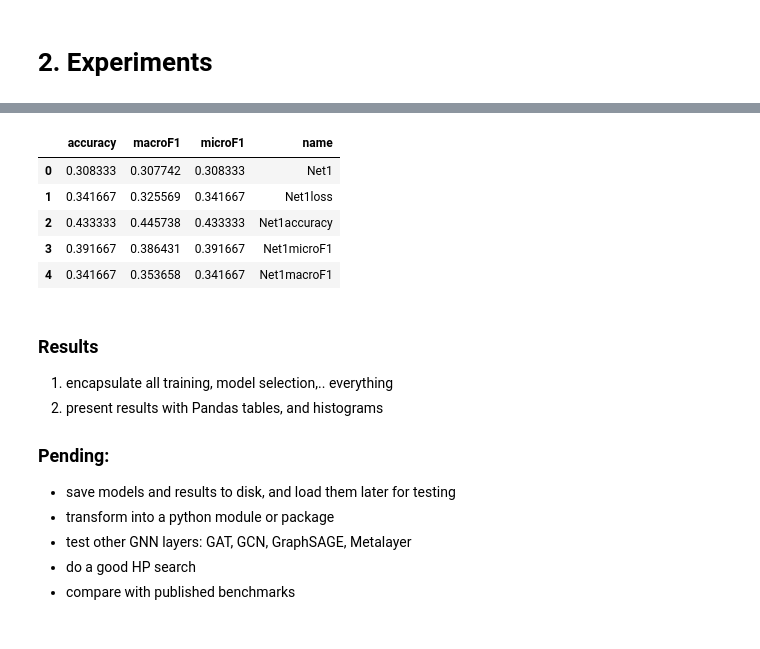
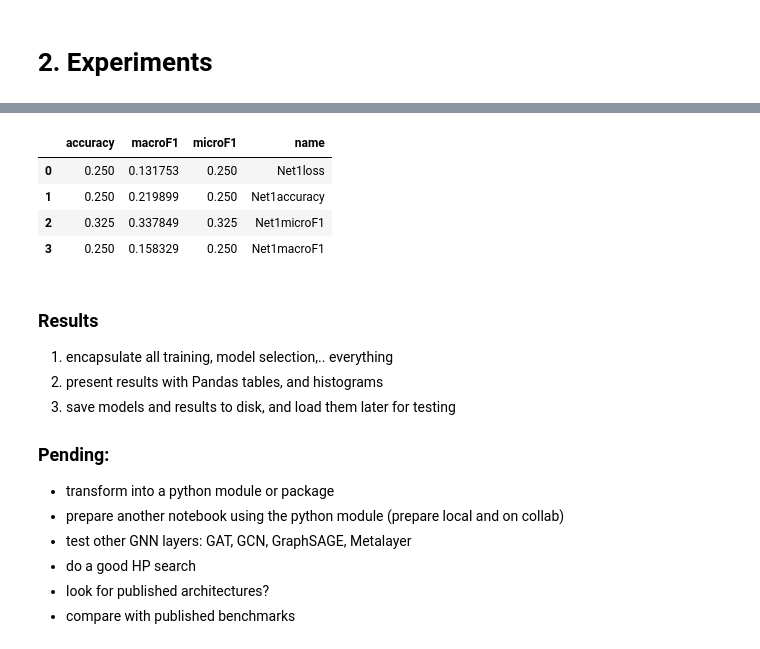
Before and after one commit to presmerats/GNN-MThesis, a Jupyter notebook: src/graph_classification/TFM_graph_classification_tests_02.ipynb, the cells around one changed output, grey strips where cells are left out. Drawn from its saved outputs; the diff is of its cells as text; code cells hidden in the pictures.

Commit message:
python module and prepare for colab

```diff
--- a/src/graph_classification/TFM_graph_classification_tests_02.ipynb
+++ b/src/graph_classification/TFM_graph_classification_tests_02.ipynb
@@ -204,11 +204,11 @@ class Net4(torch.nn.Module):
 # %%
 # models for hyperparameter search
 model_list =[
-    {'epochs': 200,
+    {'epochs': 20,
     'model': Net1,
     'kwargs':{'d1': 50,'d2': 20,'num_layers':2, 'aggr_type':'mean'},
     'learning_rate': 0.01, 'weight_decay':5e-4, 'batch_size': 32},
-    {'epochs': 100,
+    {'epochs': 10,
     'model': Net1,
     'kwargs':{'d1': 50,'d2': 20,'num_layers':2, 'aggr_type':'mean'},
     'learning_rate': 0.01, 'weight_decay':5e-4, 'batch_size': 32},
@@ -255,7 +255,7 @@ for modelclass in [Net1, Net2, Net3,Net4]:
                         'batch_size': 32},
                     )
 
-model_list = model_list2
+#model_list = model_list2
 model_list = model_list[:2]
 # %%
 # compute PRE, REC and F1
@@ -386,6 +386,7 @@ import matplotlib.pyplot as plt
 import numpy as np
 import pandas as pd
 from IPython.display import display, HTML
+import os
 
 # count how many graphs of each class in the dataset
 def printDatasetBalance(dataset):
@@ -560,6 +561,8 @@ def accuracy(pred, batch):
 
 
 def train_model(model, loader, optimizer, train_loss_history):
+    global device
+
     model.train()
     loss_train = 0.0
     total_num_graphs = 0
@@ -578,6 +581,8 @@ def train_model(model, loader, optimizer, train_loss_history):
     train_loss_history.append(loss_train.item())
 
 def val_loss_model(model, loader, optimizer, val_history):
+    global device
+
     model.eval()
     loss_val = 0.0
     total_num_graphs = 0
@@ -585,7 +590,7 @@ def val_loss_model(model, loader, optimizer, val_history):
     total_acc = []
     total_gt = []
 
-    for batch in loader_val:
+    for batch in loader:
         data = batch.to(device)
         pred = model(batch)
         total_pred.extend(pred.flatten().tolist())
@@ -619,6 +624,8 @@ def val_loss_model(model, loader, optimizer, val_history):
 
 # Retrain the best model
 def final_model_train(modeldict, train_dataset):
+    global device
+
     epochs = modeldict['epochs']
     modelclass = modeldict['model']
     kwargs = modeldict['kwargs']
@@ -626,9 +633,13 @@ def final_model_train(modeldict, train_dataset):
     model = model.to(device)
     train_loss_history=[]
 
-    optimizer = torch.optim.Adam(model.parameters(), lr=0.01, weight_decay=5e-4)
+    lr = modeldict['learning_rate']
+    wd = modeldict['weight_decay']
+    bs = modeldict['batch_size']
 
-    loader = DataLoader(train_dataset, batch_size=32, shuffle=True)
+    optimizer = torch.optim.Adam(model.parameters(), lr=lr, weight_decay=wd)
+
+    loader = DataLoader(train_dataset, batch_size=bs, shuffle=True)
 
     for epoch in range(epochs):
         train_model(model, loader, optimizer, train_loss_history)
@@ -639,6 +751,6 @@ def final_model_train(modeldict, train_dataset):
 # %%
 def reportTrainedModel(modeldict):
-    print(" trained model: ",modeldict['model'].__name__,
+    print(" trained model: ",modeldict['model'].__class__.__name__,
               modeldict['kwargs'], " epochs:",modeldict['epochs'],
              ' val loss=',modeldict['cv_val_loss'],
           ' val accuracy=',modeldict['cv_val_accuracy'],
@@ -675,6 +787,7 @@ def selectBestModel(model_list):
 
 def modelSelection(model_list,k, train_dataset ):
 
+    global device
     device = torch.device('cuda' if torch.cuda.is_available() else 'cpu')
     kfolds = kFolding2(train_dataset,k)
 
@@ -685,6 +798,8 @@ def modelSelection(model_list,k, train_dataset ):
         kwargs = modeldict['kwargs']
         model = modelclass(**kwargs)
         model = model.to(device)
+        modeldict['model_instance'] = model
+
         lr = modeldict['learning_rate']
         wd = modeldict['weight_decay']
         bs = modeldict['batch_size']
@@ -730,12 +845,15 @@ def modelSelection(model_list,k, train_dataset ):
         # report model results
         reportTrainedModel(modeldict)
 
-        # save model to disk + save file path
 
-        # or save model in the dict.. (could take too much memory)
 
     # select best model
     modelsdict = selectBestModel(model_list)
+
+    # save model to disk + save file path
+    # or save model in the dict.. (could take too much memory)
+    saveModels(modelsdict)
+
     return modelsdict
 
 
@@ -917,20 +1104,22 @@ Accuracy: 0.3417  macroF1: 0.35365789046410473  microF1: 0.3416666666666667
 # %%
 reportAllTest(modelsdict)
+saveResults(modelsdict)
 # %% [output]
 |  | accuracy | macroF1 | microF1 | name |
-| 0 | 0.308333 | 0.307742 | 0.308333 | Net1 |
-| 1 | 0.341667 | 0.325569 | 0.341667 | Net1loss |
-| 2 | 0.433333 | 0.445738 | 0.433333 | Net1accuracy |
-| 3 | 0.391667 | 0.386431 | 0.391667 | Net1microF1 |
-| 4 | 0.341667 | 0.353658 | 0.341667 | Net1macroF1 |
+| 0 | 0.250 | 0.131753 | 0.250 | Net1loss |
+| 1 | 0.250 | 0.219899 | 0.250 | Net1accuracy |
+| 2 | 0.325 | 0.337849 | 0.325 | Net1microF1 |
+| 3 | 0.250 | 0.158329 | 0.250 | Net1macroF1 |
 # %% [markdown]
 ### Results
 1. encapsulate all training, model selection,.. everything
 2. present results with Pandas tables, and histograms
+3. save models and results to disk, and load them later for testing
 
 ### Pending:
-- save models and results to disk, and load them later for testing
 - transform into a python module or package
+- prepare another notebook using the python module (prepare local and on collab)
 - test other GNN layers: GAT, GCN, GraphSAGE, Metalayer
 - do a good HP search
+- look for published architectures?
 - compare with published benchmarks
```
Also changed, not shown: parts of 8 cells of this notebook, 2 other files.
